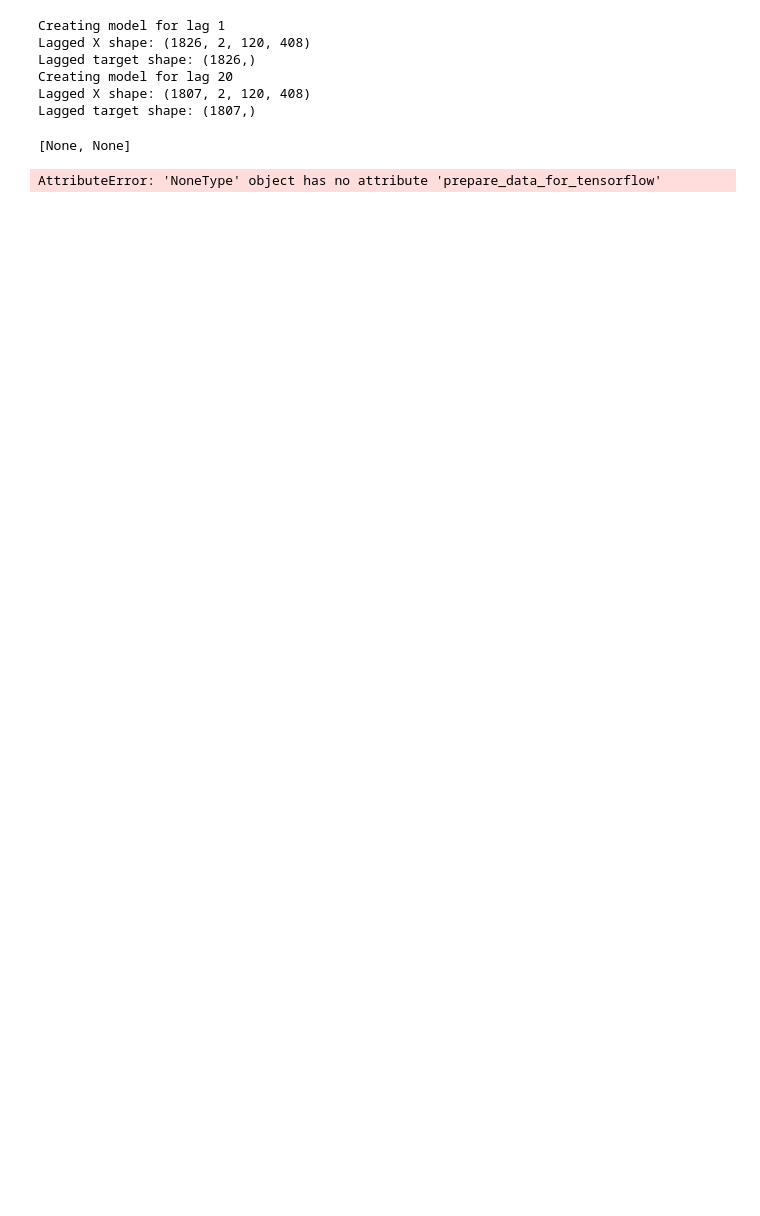
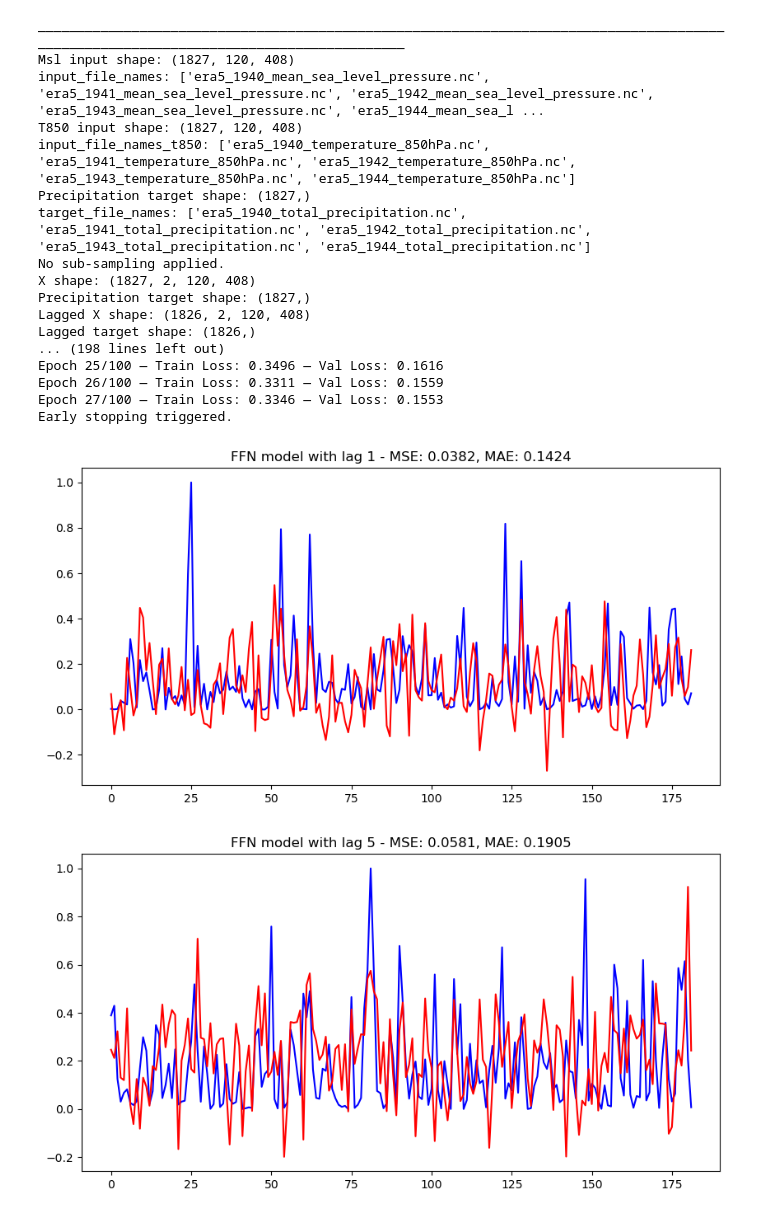
Before and after one commit to nielsdavidsen/LRP_ERA5_fork, a Jupyter notebook: jeppe/test_to_hpc.ipynb, the cells around one changed output. Cells and saved outputs as stored; diff of their text form; code cells hidden in the pictures; blank space fills up the shorter version.

```diff
--- a/jeppe/test_to_hpc.ipynb
+++ b/jeppe/test_to_hpc.ipynb
@@ -14,28 +1,33 @@ import copy
-# %%
-from models import Model_FFN
-model = Model_FFN(data_path='/Users/jeppegrejspetersen/Code/Final_project_AppML/era5')
-model.load_data(sub_sampling=False)
-lagged_models = []
-lags =[1,20]
-for lag in lags:
-    print(f'Creating model for lag {lag}')
-    lagged_models.append(model.lag_data(lag=lag))
-# %% [output]
-Creating model for lag 1
-Lagged X shape: (1826, 2, 120, 408)
-Lagged target shape: (1826,)
-Creating model for lag 20
-Lagged X shape: (1807, 2, 120, 408)
-Lagged target shape: (1807,)
-# %%
-lagged_models
-# %% [output]
-[None, None]
 # %%
-for i, modeller in enumerate(lagged_models):
-    modeller.prepare_data_for_tensorflow(test_size=0.1)
-    modeller.build_model(dropout_rate=0.3, hidden_dims=[256, 128, 64])
-    modeller.train_model(loss_fcn='mae')
-    modeller.plot_model_on_test_data(title=f'FFN model with lag {lag[i]}')
+from model import Model_FFN
+lags =[1,5,20]
+for lag in lags:
+    print("_______________________________________________________________________________________________________________________________________")
+    model = 0
+    model = Model_FFN(data_path='/Users/jeppegrejspetersen/Code/Final_project_AppML/era5')
+    model.load_data(sub_sampling=False)
+    model.lag_data(lag=lag)
+    model.prepare_data_for_tensorflow(test_size=0.1)
+    model.build_model(dropout_rate=0.3, hidden_dims=[256, 128, 64])
+    model.train_model(loss_fcn='mae')
+    model.plot_model_on_test(title=f'FFN model with lag {lag}')
 # %% [output]
-AttributeError: 'NoneType' object has no attribute 'prepare_data_for_tensorflow'
+_______________________________________________________________________________________________________________________________________
+Msl input shape: (1827, 120, 408)
+input_file_names: ['era5_1940_mean_sea_level_pressure.nc', 'era5_1941_mean_sea_level_pressure.nc', 'era5_1942_mean_sea_level_pressure.nc', 'era5_1943_mean_sea_level_pressure.nc', 'era5_1944_mean_sea_l ...
+T850 input shape: (1827, 120, 408)
+input_file_names_t850: ['era5_1940_temperature_850hPa.nc', 'era5_1941_temperature_850hPa.nc', 'era5_1942_temperature_850hPa.nc', 'era5_1943_temperature_850hPa.nc', 'era5_1944_temperature_850hPa.nc']
+Precipitation target shape: (1827,)
+target_file_names: ['era5_1940_total_precipitation.nc', 'era5_1941_total_precipitation.nc', 'era5_1942_total_precipitation.nc', 'era5_1943_total_precipitation.nc', 'era5_1944_total_precipitation.nc']
+No sub-sampling applied.
+X shape: (1827, 2, 120, 408)
+Precipitation target shape: (1827,)
+Lagged X shape: (1826, 2, 120, 408)
+Lagged target shape: (1826,)
+... (198 lines left out)
+Epoch 25/100 — Train Loss: 0.3496 — Val Loss: 0.1616
+Epoch 26/100 — Train Loss: 0.3311 — Val Loss: 0.1559
+Epoch 27/100 — Train Loss: 0.3346 — Val Loss: 0.1553
+Early stopping triggered.
+[figure, added]
+[figure, added]
```
Also changed, not shown: parts of 3 cells of this notebook, 2 other files.
